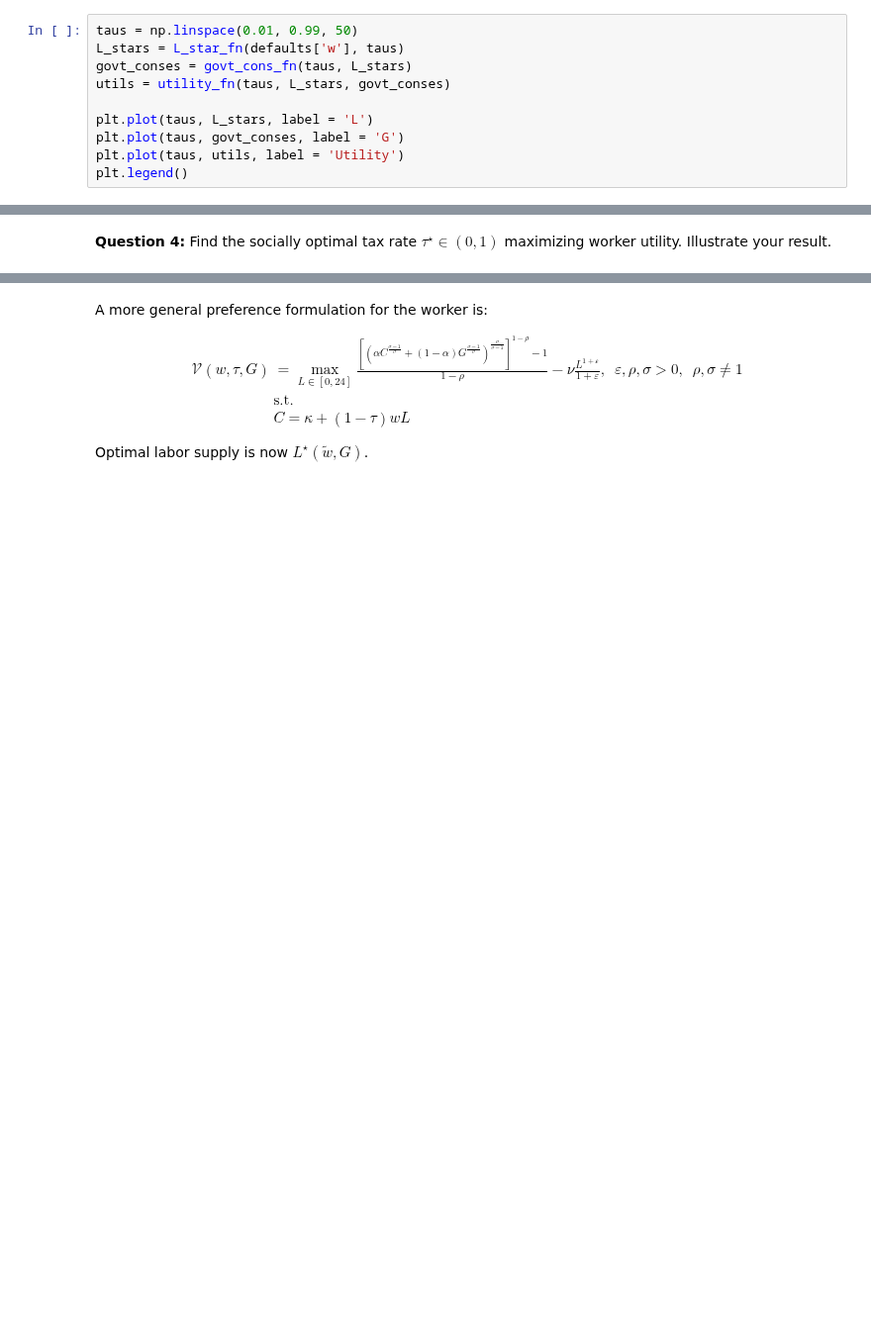
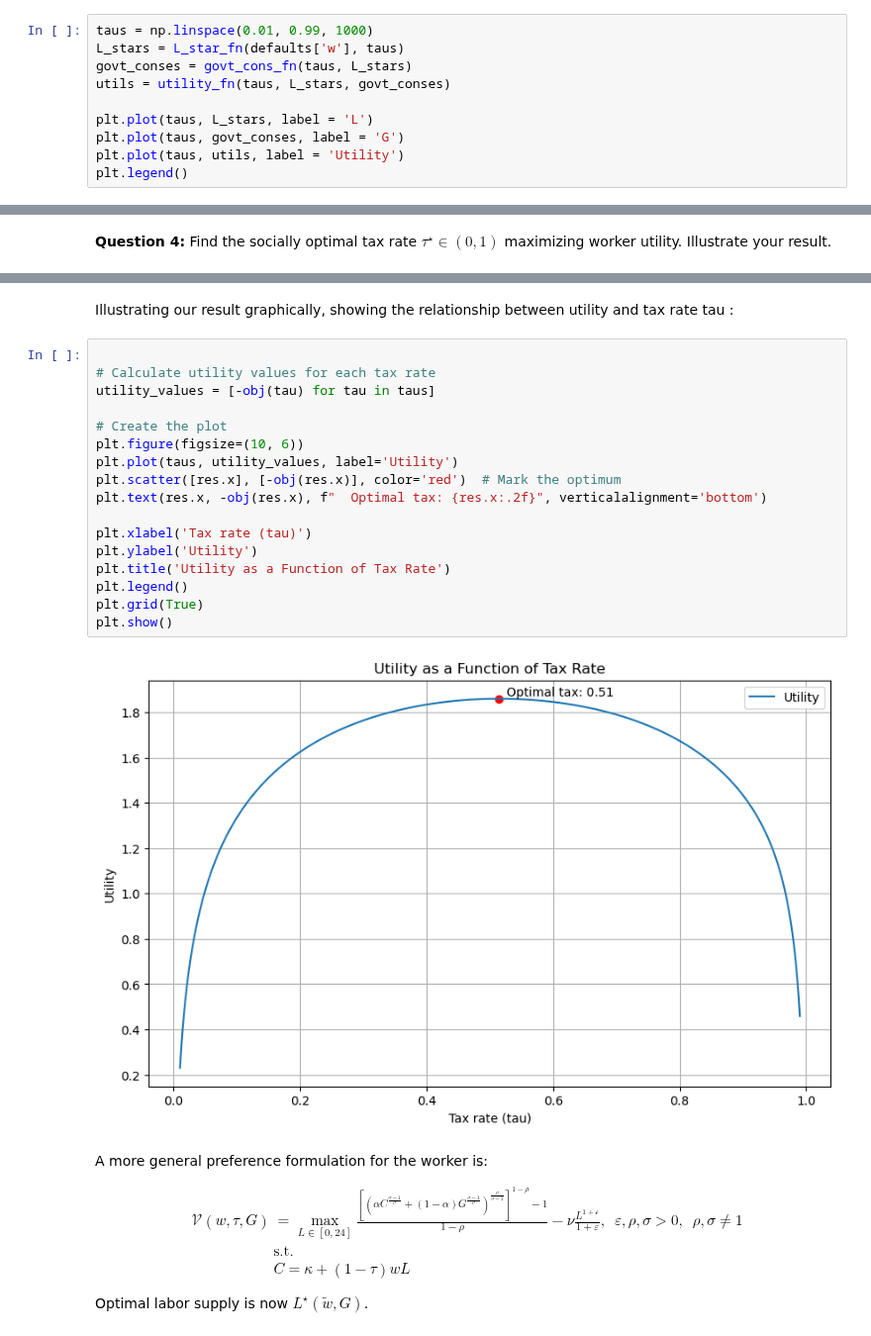
Before and after one commit to NumEconCopenhagen/projects-2023-it-hurts-when-ip, a Jupyter notebook: Exam 2023/Exam-2023-notebook.ipynb, the cells around one changed output, grey strips where cells are left out. Shown at 99% size. Drawn from its saved outputs; the diff is of its cells as text; blank space fills up the shorter version.

```diff
--- a/Exam 2023/Exam-2023-notebook.ipynb
+++ b/Exam 2023/Exam-2023-notebook.ipynb
@@ -169,7 +172,7 @@ utility_wrt_tau = utility_wrt_L.subs(w_tilde, (1 - tau)*w)
 _utility_fn = sm.lambdify((tau, L, G, w, alpha, nu, kappa), utility_wrt_tau)
 utility_fn = lambda tau, L, G: _utility_fn(tau, L, G, defaults['w'], defaults['alpha'], defaults['nu'], defaults['kappa'])
 # %%
-taus = np.linspace(0.01, 0.99, 50)
+taus = np.linspace(0.01, 0.99, 1000)
 L_stars = L_star_fn(defaults['w'], taus)
 govt_conses = govt_cons_fn(taus, L_stars)
 utils = utility_fn(taus, L_stars, govt_conses)
@@ -197,3 +202,24 @@ print(res.x, -res.fun)
+# %% [markdown]
+Illustrating our result graphically, showing the relationship between utility and tax rate tau :
+# %%
+
+# Calculate utility values for each tax rate
+utility_values = [-obj(tau) for tau in taus]
+
+# Create the plot
+plt.figure(figsize=(10, 6))
+plt.plot(taus, utility_values, label='Utility')
+plt.scatter([res.x], [-obj(res.x)], color='red')  # Mark the optimum
+plt.text(res.x, -obj(res.x), f"  Optimal tax: {res.x:.2f}", verticalalignment='bottom')
+
+plt.xlabel('Tax rate (tau)')
+plt.ylabel('Utility')
+plt.title('Utility as a Function of Tax Rate')
+plt.legend()
+plt.grid(True)
+plt.show()
+# %% [output]
+[figure, added]
 # %% [markdown]
 A more general preference formulation for the worker is:
 
```
Also changed, not shown: parts of 16 cells of this notebook, 1 other file.
